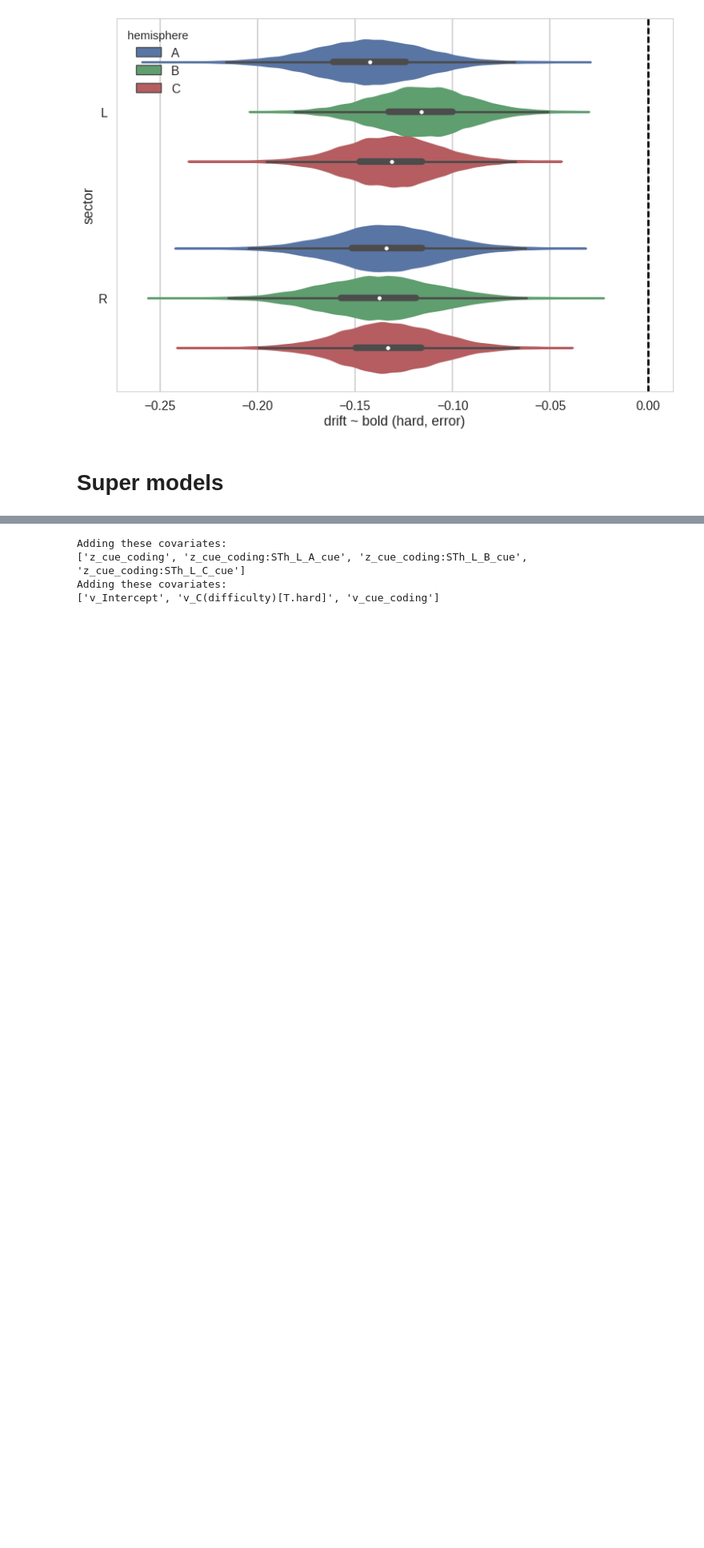
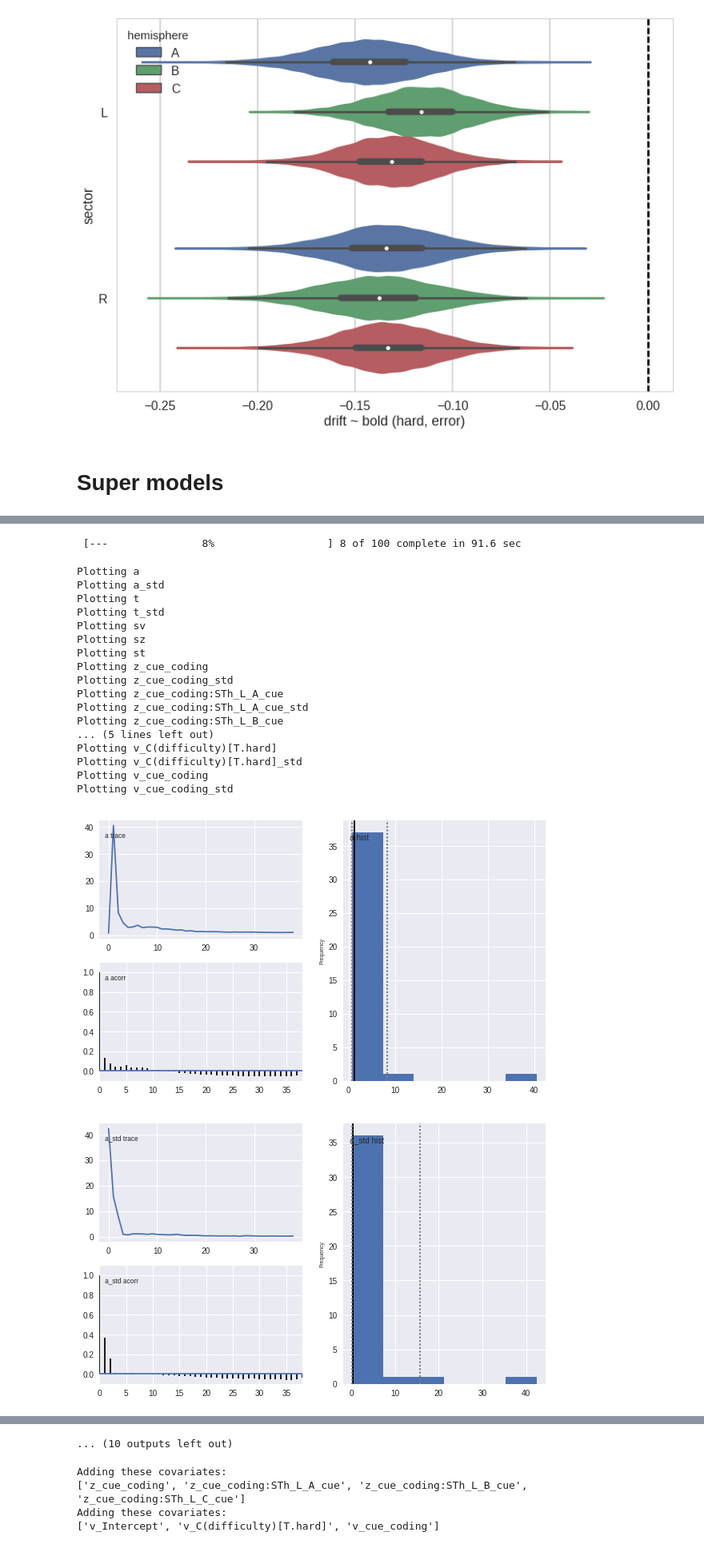
Before and after one commit to Gilles86/bias_project, a Jupyter notebook: notebooks/behavior/Analyze bold_hddm models.ipynb, the cells around one changed output, grey strips where cells are left out. Shown at 80% size. Cells and saved outputs as stored; diff of their text form; code cells hidden in the pictures; blank space fills up the shorter version.

```diff
--- a/notebooks/behavior/Analyze bold_hddm models.ipynb
+++ b/notebooks/behavior/Analyze bold_hddm models.ipynb
@@ -375,4 +380,17 @@ def get_model(model, hemisphere):
         reg_descr = [z_reg, v_reg]
         hddm_model = hddm.HDDMRegressor(data, reg_descr, include=('sv'), bias=True, group_only_regressors=False, group_only_nodes=['sv'])
 
+    if model == 'final_super_model_startpoint':
+        z_reg = {'model': 'z ~ 0 + cue_coding + cue_coding:{}_cue + cue_coding:{}_cue + cue_coding:{}_cue'.format('STh_{}_A'.format(hemisphere),
+                                                                                                                  'STh_{}_B'.format(hemisphere),
+                                                                                                                  'STh_{}_C'.format(hemisphere),), 'link_func': z_link_func}
+        v_reg = {'model': 'v ~ 1 + C(difficulty) + cue_coding', 'link_func': lambda x: x}
+
+
+        reg_descr = [z_reg, v_reg]
+        hddm_model = hddm.HDDMRegressor(data, reg_descr, include=('sv', 'sz', 'st'), bias=True, group_only_regressors=False, group_only_nodes=['sv', 'sz', 'st'])
+
+
     return hddm_model
+# %%
+model = get_model('final_super_model_startpoint', 'L')
@@ -378,0 +404,26 @@ def get_model(model, hemisphere):
+# %%
+model.sample(100)
+# %% [output]
+ [---               8%                  ] 8 of 100 complete in 91.6 sec
+# %%
+model.plot_posteriors()
+# %% [output]
+Plotting a
+Plotting a_std
+Plotting t
+Plotting t_std
+Plotting sv
+Plotting sz
+Plotting st
+Plotting z_cue_coding
+Plotting z_cue_coding_std
+Plotting z_cue_coding:STh_L_A_cue
+Plotting z_cue_coding:STh_L_A_cue_std
+Plotting z_cue_coding:STh_L_B_cue
+... (5 lines left out)
+Plotting v_C(difficulty)[T.hard]
+Plotting v_C(difficulty)[T.hard]_std
+Plotting v_cue_coding
+Plotting v_cue_coding_std
+[figure, added]
+[figure, added]
@@ -379,3 +439,4 @@ def get_model(model, hemisphere):
+... (10 outputs left out)
 # %%
 hddm_model = get_model('start_point_super', 'L')
 # %% [output]
```
Also changed, not shown: parts of 4 cells of this notebook, 2 other files.
